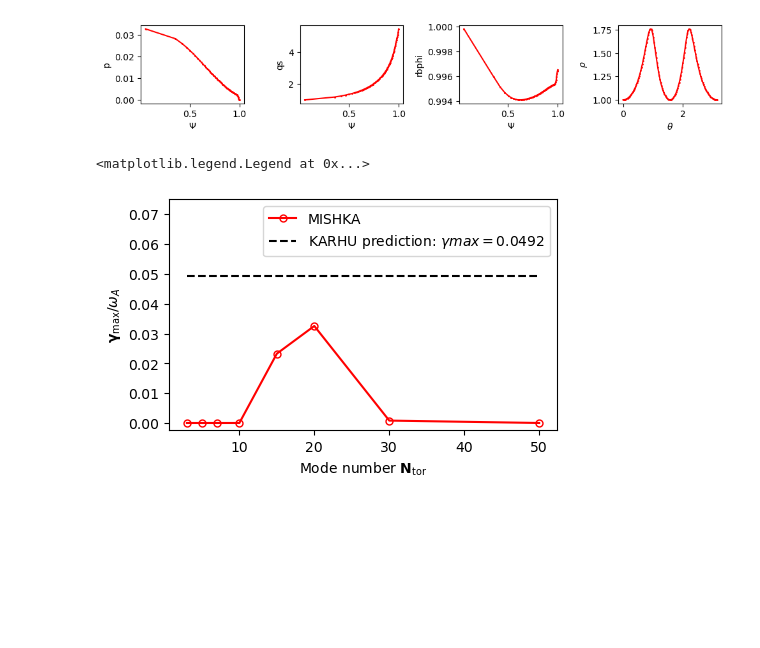
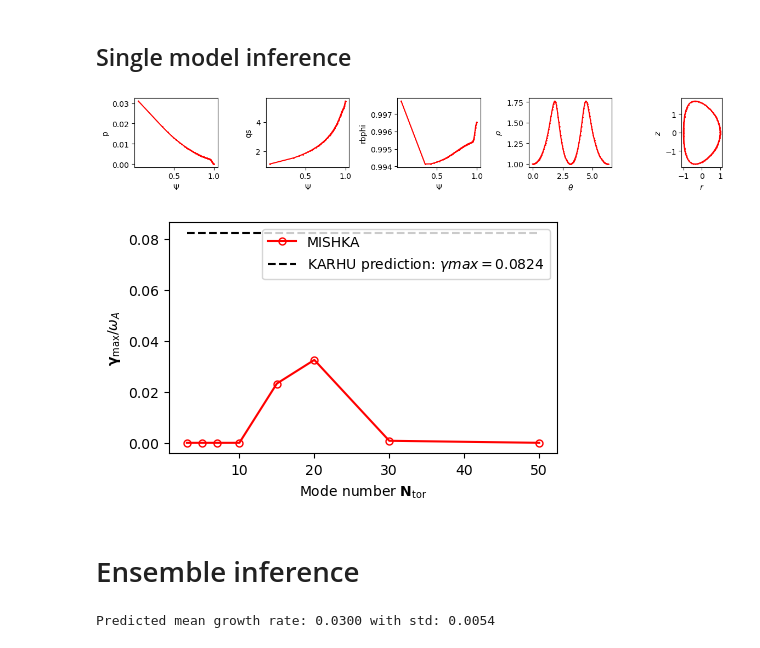
Before and after one commit to DIGIfusion/karhu, a Jupyter notebook: example/run_inference.ipynb, the cells around one changed output. Drawn from its saved outputs; the diff is of its cells as text; code cells hidden in the pictures; blank space fills up the shorter version.

Commit message:
Ensemble prediction added to example

```diff
--- a/example/run_inference.ipynb
+++ b/example/run_inference.ipynb
@@ -12,9 +13,13 @@ from karhu.models import CNN_gmax, load_model
 from karhu.common import pol2cart
 
 DEVICE = "cuda" if torch.cuda.is_available() else "cpu"
+# %% [markdown]
+## Single model inference
 # %%
+# Load model
 model_dir = "../model/jet_2H/"
 model, model_config = load_model(model_dir)
+scaling_params = model_config["scaling_params"]
 # %%
 """
 The data directory in the example folder contains the HELENA files needed to construct the model input.
@@ -22,7 +27,6 @@ You can replace this with your own HELENA equilibrium files. The model predicts
 the given equilibrium.
 The reference values are the mode number (Ntor) specific growth rates calculated by MISHKA for the same equilibrium.
 """
-from karhu.utils_helena import load_from_helena
 rundir = "./data/jet_2H/"
 
 with gzip.open(os.path.join(rundir, 'fort.12.gz'), 'rb') as f_in:
@@ -36,45 +40,61 @@ x = load_from_helena(rundir,
 # Plot the equilibrium profiles
 fig_x, axs = plt.subplots(1, 5, figsize=(12, 2))
 for i, label in enumerate(['p', 'qs', 'rbphi']):
-    axs[i].plot(,
-    karhu_psin_axis=model_config["karhu_psin_axis"],
-    karhu_theta_axis=model_config["karhu_theta_axis"],
-    karhu_psin_axis=model_config["karhu_psin_axis"],
-    karhu_theta_axis=model_config["karhu_theta_axis"], x[i].flatten(), ".-", c="red", markersize=2, fillstyle="top")
+    axs[i].plot(model_config["karhu_psin_axis"], x[i].flatten(), ".-", c="red", markersize=2, fillstyle="top")
     axs[i].set_xlabel(r"$\Psi$")
     axs[i].set_ylabel(label)
 axs[3].plot(model_config["karhu_theta_axis"], x[3].flatten(), ".-", c="red", markersize=2, fillstyle="full")
 axs[3].set_xlabel(r"$\theta$")
 axs[3].set_ylabel(r"$\rho$")
-r, z = pol2cart(x_helena[3].flatten().numpy(), theta)
+r, z = pol2cart(x[3].flatten().numpy(), model_config["karhu_theta_axis"])
 axs[4].plot(r, z, ".-", c="red", markersize=2, fillstyle="full")
 axs[4].set_xlabel(r"$r$")
 axs[4].set_ylabel(r"$z$")
 axs[4].set_aspect("equal")
 plt.tight_layout()
 plt.show()
 
 x = scale_model_input(x, scaling_params)
 y_pred = model(*x)
 y_pred = descale_minmax(
     y_pred.item(),
     scaling_params["growthrate"][0],
     scaling_params["growthrate"][1],
 )
 y_pred = 0.0 if y_pred <= 0.0 else y_pred
 
 y_true = [0.0, 0.0, 0.0, 0.0, np.sqrt(0.5405E-03), np.sqrt(0.1058E-02), 0.8027E-03, 0.0]
 x_true = [3, 5, 7, 10, 15, 20, 30, 50,]
 
 fig_prediction, ax = plt.subplots(1, 1, figsize=(5, 3))
 plt.plot(x_true, y_true, ".-", c="red", markersize=10, fillstyle="none", label="MISHKA",)
 plt.hlines(y=y_pred, xmin=3, xmax=50, colors='black', linestyles='dashed', label=f'KARHU prediction: $\gamma max = ${y_pred:.4f}')
 plt.xlabel(r"Mode number $\mathbf{N_{\text{tor}}}$")
 plt.ylabel(r"$\mathbf{\gamma_{\text{max}}}/\omega_A$")
-plt.ylim(None, 0.075)
+
 plt.legend()
 plt.show()
 # %% [output]
-[figure, old version]
+[figure, new version]
-<matplotlib.legend.Legend at 0x...>
-[figure, old version]
+[figure, new version]
+# %% [markdown]
+# Ensemble inference
+# %%
+from karhu.models import load_ensemble_model
+
+ensemble_dir = "../model_ensemble/jet_diii-d"
+models, model_config = load_ensemble_model(ensemble_dir)
+ensemble_preds = []
+
+for model in models:
+    with torch.no_grad():
+        y_pred_norm = model(*x)
+    y_pred = scale_model_output(y_pred_norm, scaling_params)
+    ensemble_preds.append(y_pred)
+
+ensemble_preds = np.stack(ensemble_preds, axis=0)
+y_pred_mean = ensemble_preds.mean(axis=0)
+y_pred_std = ensemble_preds.std(axis=0)
+print(f"Predicted mean growth rate: {y_pred_mean:.4f} with std: {y_pred_std:.4f}")
+# %% [output]
+Predicted mean growth rate: 0.0300 with std: 0.0054
```
Also changed, not shown: parts of 2 cells of this notebook.
